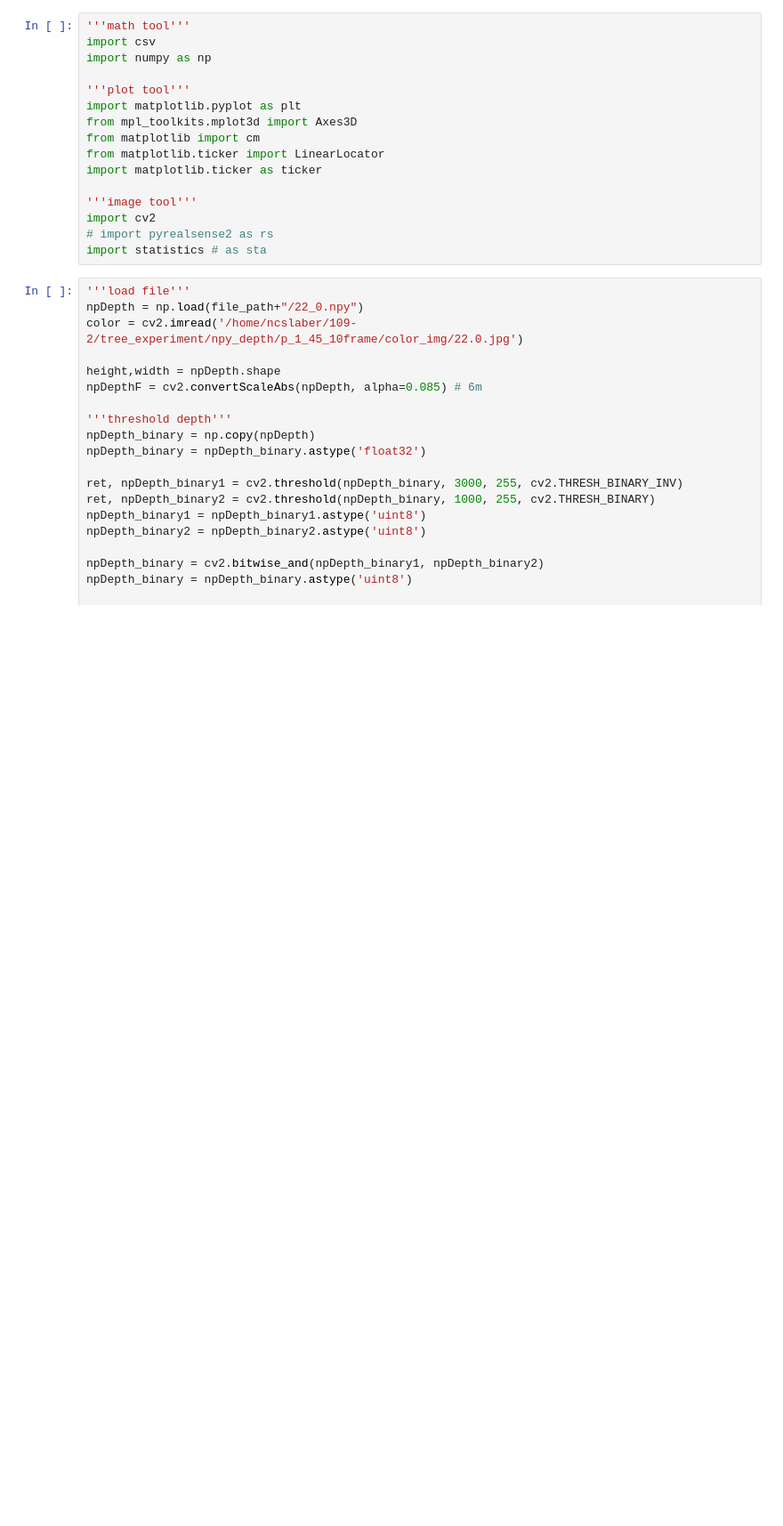
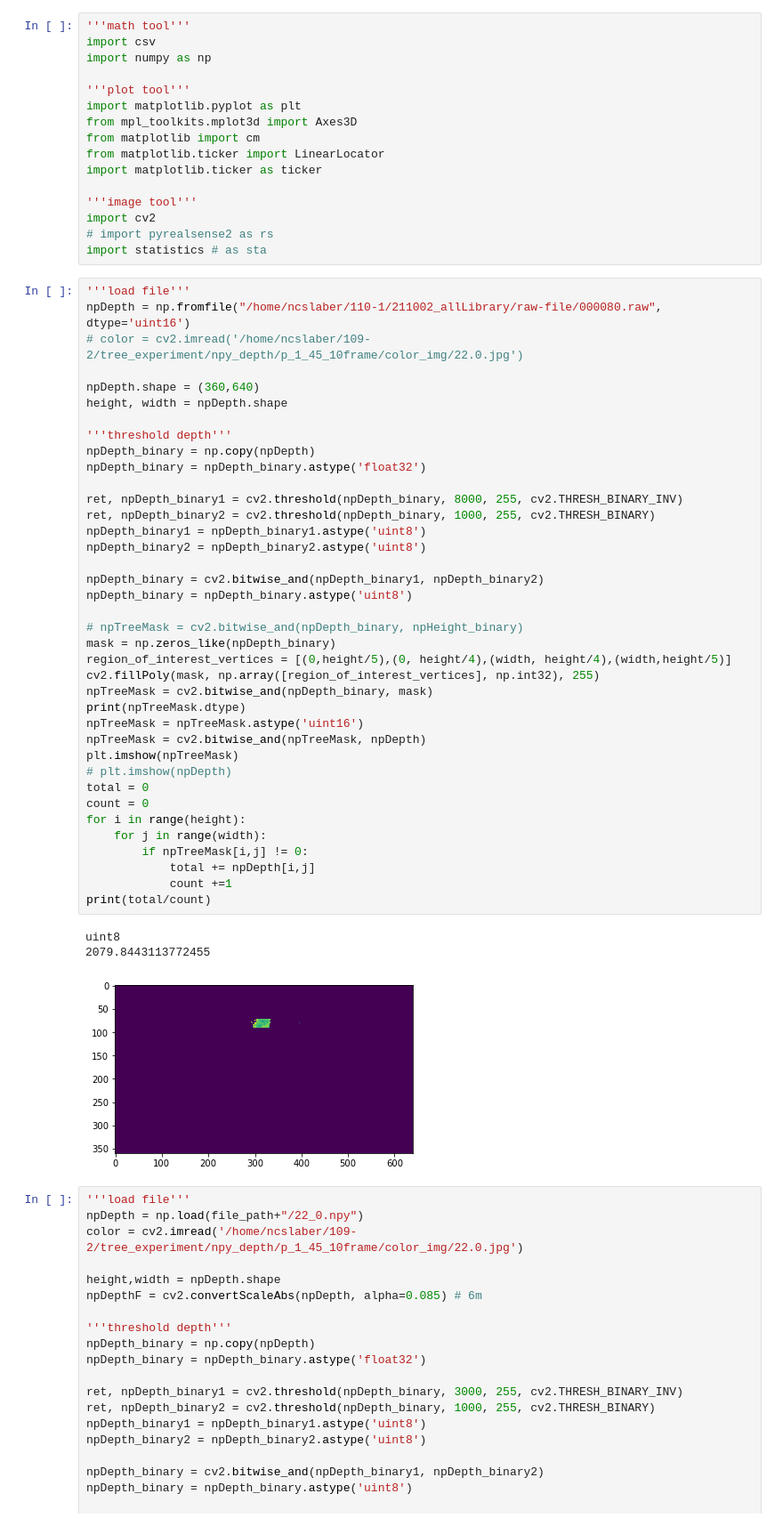
Before and after one commit to wowyunDBL/depth_app, a Jupyter notebook: jupyterNotebook/mark_obj.ipynb, the cells around one changed output. Shown at 89% size. Saved outputs shown, nothing was run; the diff lists cells and outputs as text; blank space fills up the shorter version.

```diff
--- a/jupyterNotebook/mark_obj.ipynb
+++ b/jupyterNotebook/mark_obj.ipynb
@@ -21,6 +21,48 @@ import matplotlib.ticker as ticker
 import cv2
 # import pyrealsense2 as rs
 import statistics # as sta
+# %%
+'''load file'''
+npDepth = np.fromfile("/home/ncslaber/110-1/211002_allLibrary/raw-file/000080.raw", dtype='uint16')
+# color = cv2.imread('/home/ncslaber/109-2/tree_experiment/npy_depth/p_1_45_10frame/color_img/22.0.jpg')
+
+npDepth.shape = (360,640)
+height, width = npDepth.shape
+
+'''threshold depth'''
+npDepth_binary = np.copy(npDepth)
+npDepth_binary = npDepth_binary.astype('float32')
+
+ret, npDepth_binary1 = cv2.threshold(npDepth_binary, 8000, 255, cv2.THRESH_BINARY_INV)
+ret, npDepth_binary2 = cv2.threshold(npDepth_binary, 1000, 255, cv2.THRESH_BINARY)
+npDepth_binary1 = npDepth_binary1.astype('uint8')
+npDepth_binary2 = npDepth_binary2.astype('uint8')
+
+npDepth_binary = cv2.bitwise_and(npDepth_binary1, npDepth_binary2)
+npDepth_binary = npDepth_binary.astype('uint8')
+
+# npTreeMask = cv2.bitwise_and(npDepth_binary, npHeight_binary)
+mask = np.zeros_like(npDepth_binary)
+region_of_interest_vertices = [(0,height/5),(0, height/4),(width, height/4),(width,height/5)]
+cv2.fillPoly(mask, np.array([region_of_interest_vertices], np.int32), 255)
+npTreeMask = cv2.bitwise_and(npDepth_binary, mask)
+print(npTreeMask.dtype)
+npTreeMask = npTreeMask.astype('uint16')
+npTreeMask = cv2.bitwise_and(npTreeMask, npDepth)
+plt.imshow(npTreeMask)
+# plt.imshow(npDepth)
+total = 0
+count = 0
+for i in range(height):
+    for j in range(width):
+        if npTreeMask[i,j] != 0:
+            total += npDepth[i,j]
+            count +=1
+print(total/count)
+# %% [output]
+uint8
+2079.8443113772455
+[figure, added]
 # %%
 '''load file'''
 npDepth = np.load(file_path+"/22_0.npy")
```
Also changed, not shown: 41 other files.
